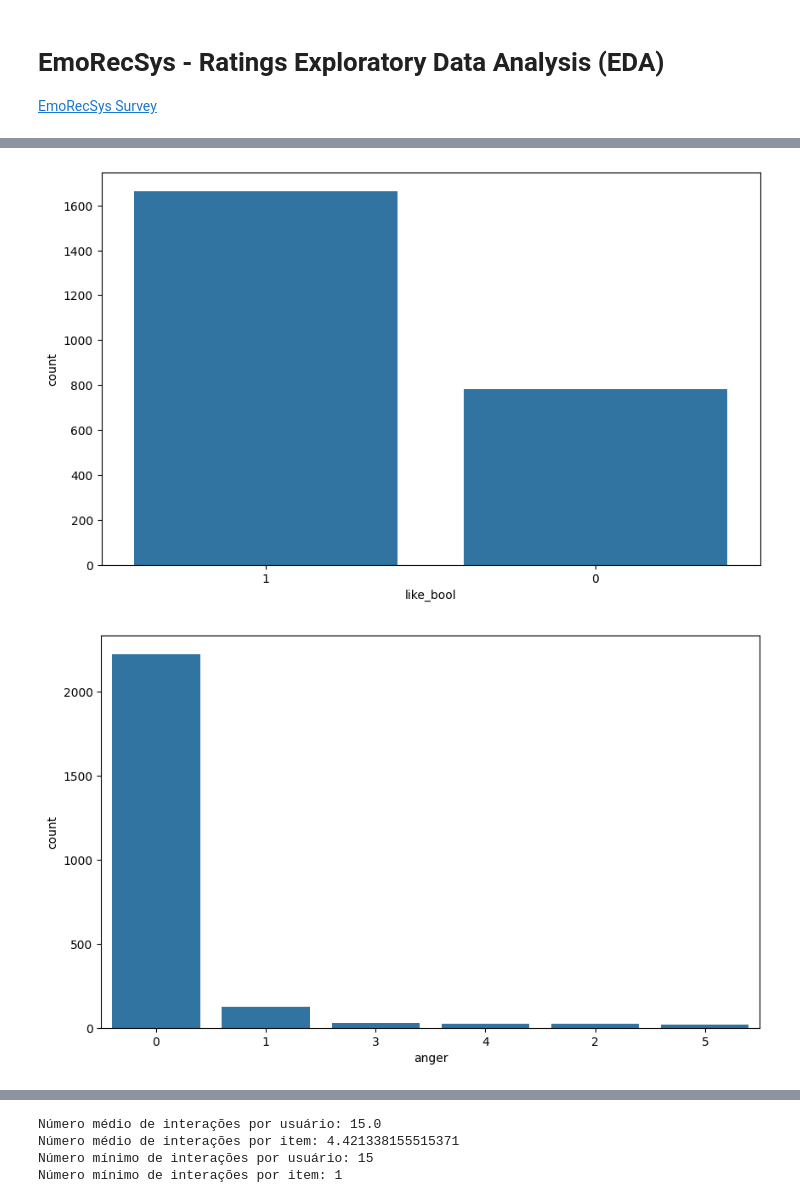
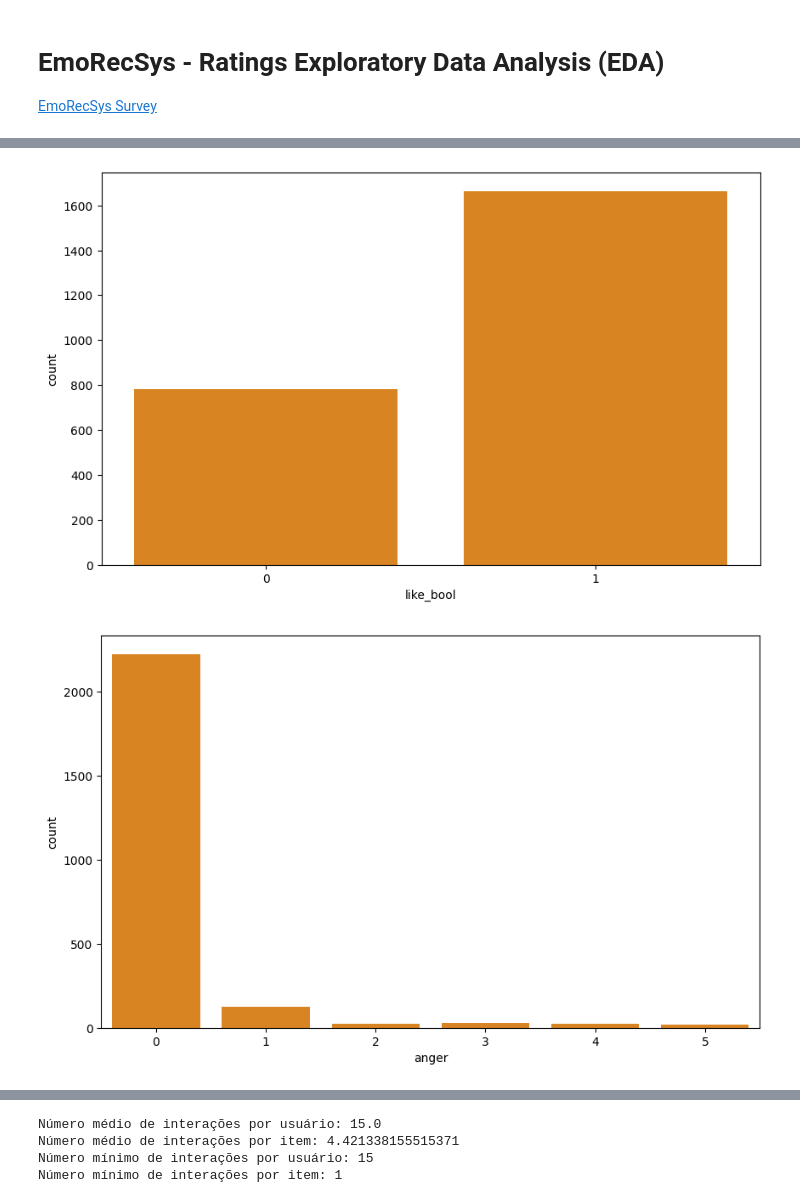
Before and after one commit to inesgmarcelino/EmoRecSys, a Jupyter notebook: data/eda/ratings_eda.ipynb, the cells around one changed output, grey strips where cells are left out. Drawn from its saved outputs; the diff is of its cells as text; code cells hidden in the pictures.

Commit message:
changing color of graphs

```diff
--- a/data/eda/ratings_eda.ipynb
+++ b/data/eda/ratings_eda.ipynb
@@ -25,12 +25,13 @@ dataset_cf.describe(include='all') # -- este!
 # %%
  # -- este!
 for col in dataset_cf.columns[3:]: # categorical variables
     plt.figure(figsize=(10,6))
-    sns.countplot(data=dataset_cf, x=col, order=dataset_cf[col].value_counts().index)
+    ordered = sorted(dataset_cf[col].unique())
+    sns.countplot(data=dataset_cf, x=col, order=ordered, color='#f78605')
     # plt.title(f'Distribution of {col} variable')
     # plt.xticks(rotation=90)
     # plt.tight_layout()
     plt.show()
 # %% [output]
-[figure, old version]
+[figure, new version]
-[figure, old version]
+[figure, new version]
```
Also changed, not shown: parts of 1 cell of this notebook, 11 other files.
